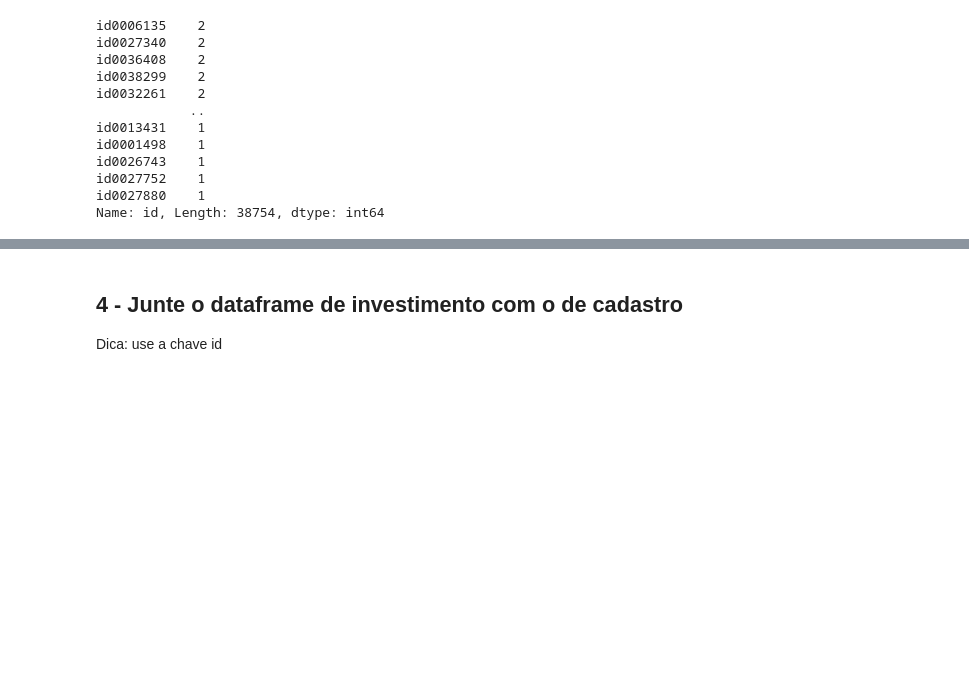
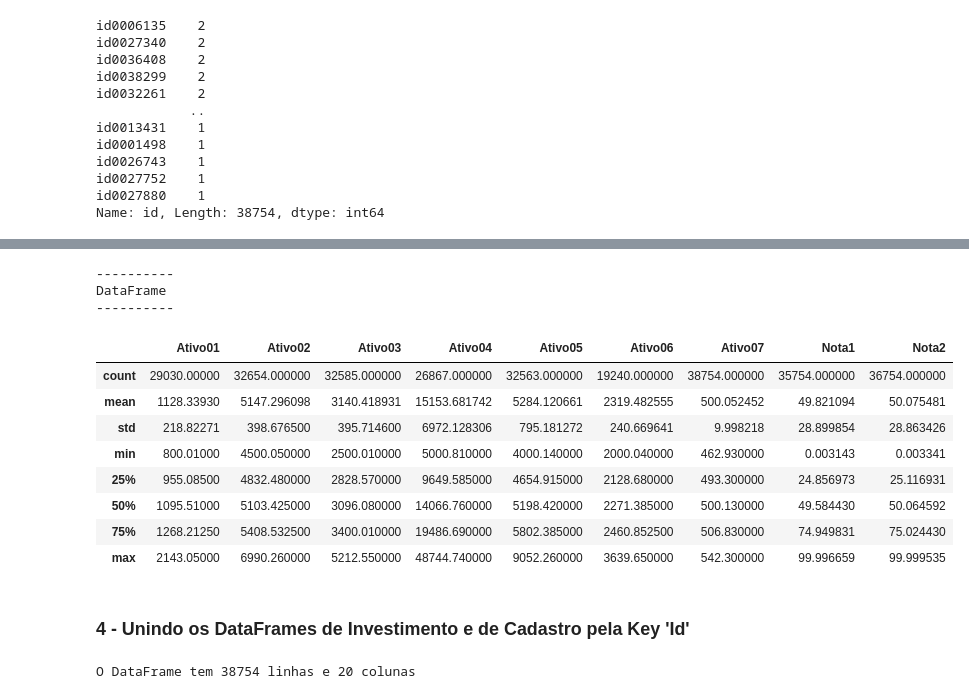
Before and after one commit to guioliveiras/investor-analysis, a Jupyter notebook: Proj 1 - pandas - notebook.ipynb, the cells around one changed output, grey strips where cells are left out. Saved outputs shown, nothing was run; the diff lists cells and outputs as text; code cells hidden in the pictures; blank space fills up the shorter version.

```diff
--- a/Proj 1 - pandas - notebook.ipynb
+++ b/Proj 1 - pandas - notebook.ipynb
@@ -300,3 +339,20 @@ print(f"O DataFrame tem {df.shape[0]} linhas e {df.shape[1]} colunas")
+# %%
+print('-'*10)
+print('DataFrame')
+print('-'*10)
+display(df.describe())
+# %% [output]
+----------
+DataFrame
+----------
+|  | Ativo01 | Ativo02 | Ativo03 | Ativo04 | Ativo05 | Ativo06 | Ativo07 | Nota1 | Nota2 |
+| count | 29030.00000 | 32654.000000 | 32585.000000 | 26867.000000 | 32563.000000 | 19240.000000 | 38754.000000 | 35754.000000 | 36754.000000 |
+| mean | 1128.33930 | 5147.296098 | 3140.418931 | 15153.681742 | 5284.120661 | 2319.482555 | 500.052452 | 49.821094 | 50.075481 |
+| std | 218.82271 | 398.676500 | 395.714600 | 6972.128306 | 795.181272 | 240.669641 | 9.998218 | 28.899854 | 28.863426 |
+| min | 800.01000 | 4500.050000 | 2500.010000 | 5000.810000 | 4000.140000 | 2000.040000 | 462.930000 | 0.003143 | 0.003341 |
+| 25% | 955.08500 | 4832.480000 | 2828.570000 | 9649.585000 | 4654.915000 | 2128.680000 | 493.300000 | 24.856973 | 25.116931 |
+| 50% | 1095.51000 | 5103.425000 | 3096.080000 | 14066.760000 | 5198.420000 | 2271.385000 | 500.130000 | 49.584430 | 50.064592 |
+| 75% | 1268.21250 | 5408.532500 | 3400.010000 | 19486.690000 | 5802.385000 | 2460.852500 | 506.830000 | 74.949831 | 75.024430 |
+| max | 2143.05000 | 6990.260000 | 5212.550000 | 48744.740000 | 9052.260000 | 3639.650000 | 542.300000 | 99.996659 | 99.999535 |
 # %% [markdown]
-## 4 - Junte o dataframe de investimento com o de cadastro
-Dica: use a chave id
+### 4 - Unindo os DataFrames de Investimento e de Cadastro pela Key 'Id'
@@ -307,2 +359,6 @@ df_bkb.shape
 # %%
-df = df.merge(cadastro, how='inner', on='id')
+df = cadastro.merge(df, how='inner', on='id')
+df.to_csv("dataset\investimentos_full.csv", index=None)
+print(f"O DataFrame tem {df.shape[0]} linhas e {df.shape[1]} colunas")
+# %% [output]
+O DataFrame tem 38754 linhas e 20 colunas
```
Also changed, not shown: parts of 80 cells of this notebook.
